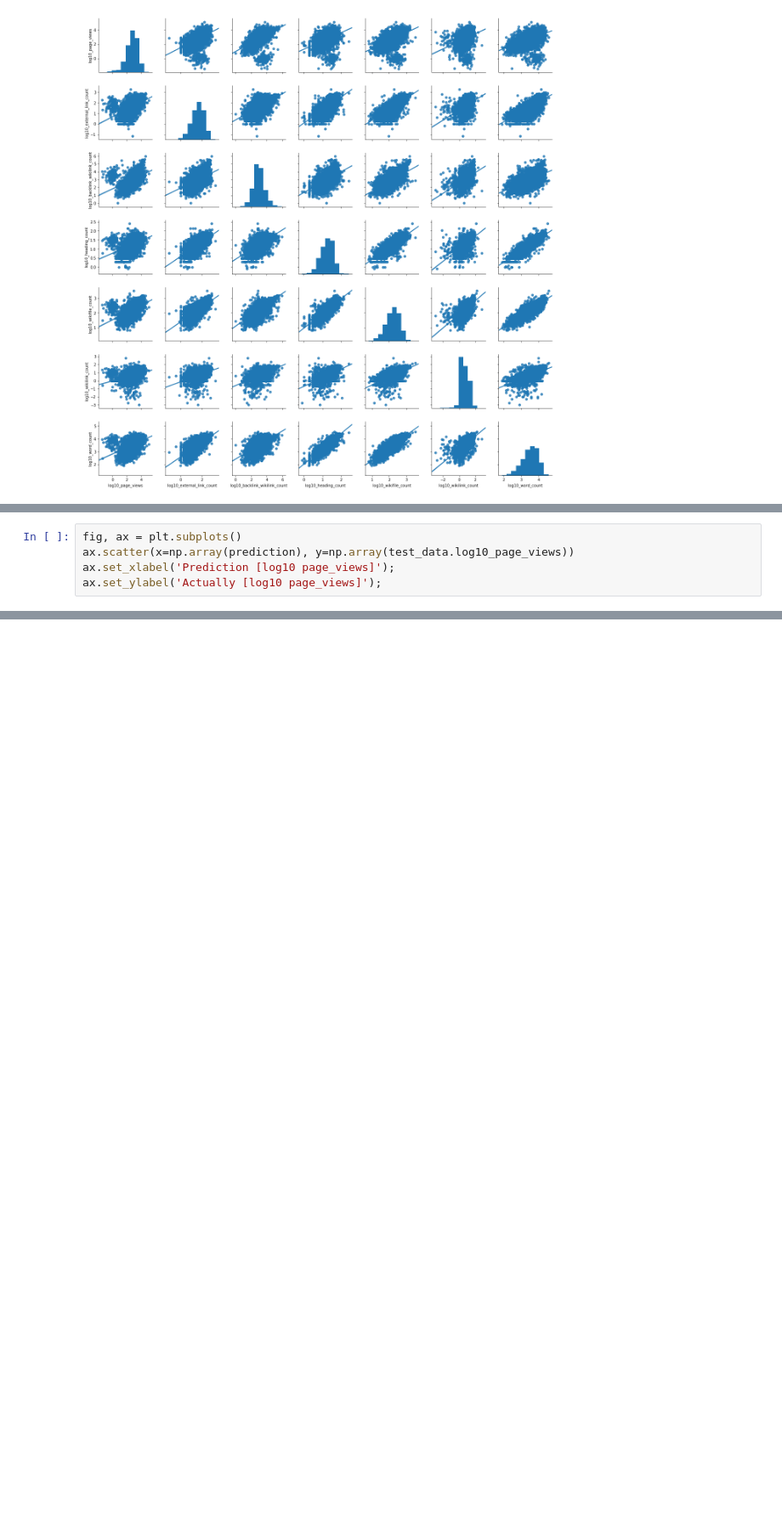
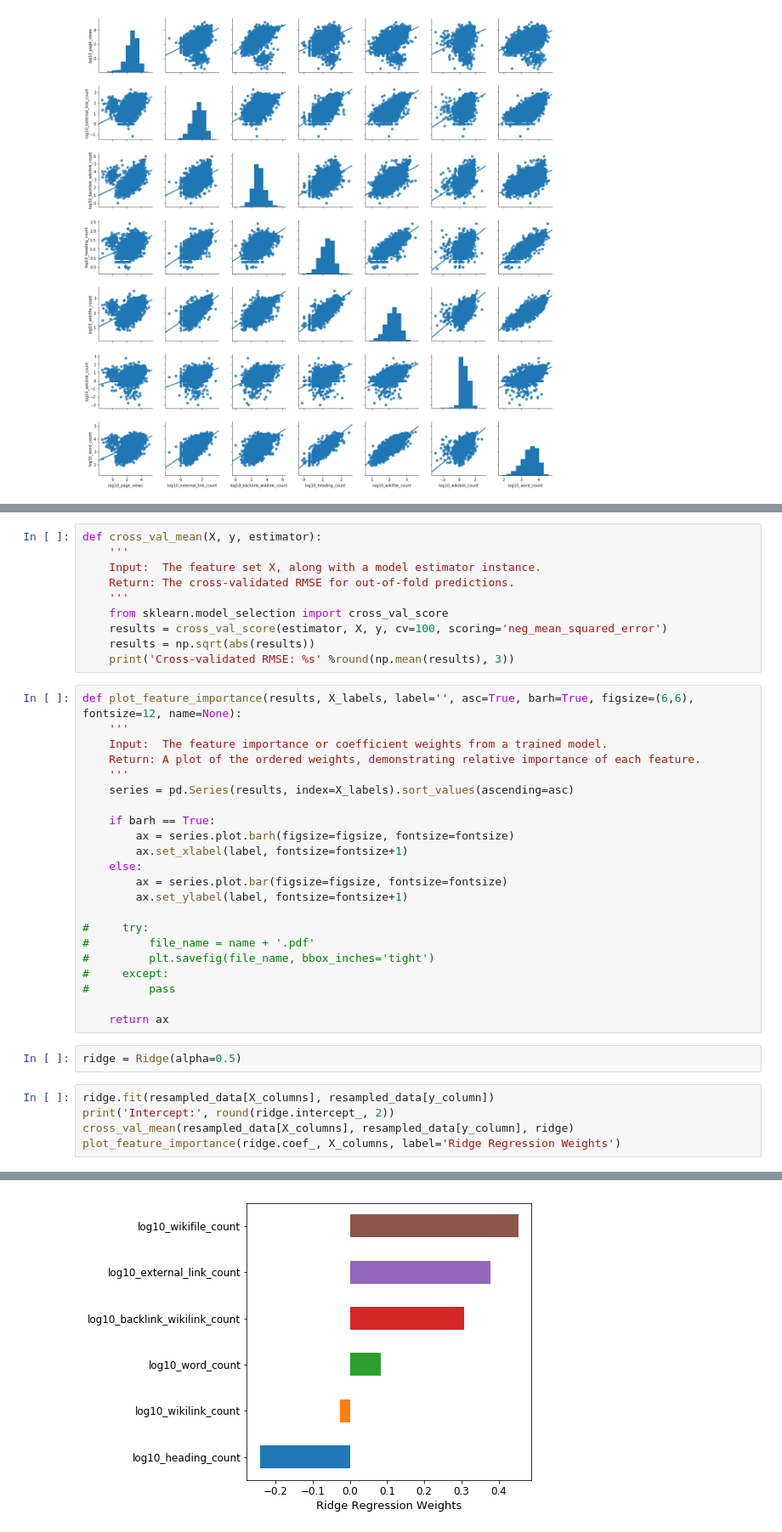
Before and after one commit to wmvoje/wiki_stub_expansion, a Jupyter notebook: data_analysis/Regression_What correlates to pageviews.ipynb, the cells around one changed output, grey strips where cells are left out. Shown at 85% size. Drawn from its saved outputs; the diff is of its cells as text; blank space fills up the shorter version.

```diff
--- a/data_analysis/Regression_What correlates to pageviews.ipynb
+++ b/data_analysis/Regression_What correlates to pageviews.ipynb
@@ -541,5 +387,0 @@ print('Variance score: %.2f' % r2_score(test_data.log10_page_views, prediction))
-# %%
-fig, ax = plt.subplots()
-ax.scatter(x=np.array(prediction), y=np.array(test_data.log10_page_views))
-ax.set_xlabel('Prediction [log10 page_views]');
-ax.set_ylabel('Actually [log10 page_views]');
@@ -556,0 +420,40 @@ prediction = reg.predict(test_data[['log10_word_count', 'wikifile_count', 'wikil
+# %%
+def cross_val_mean(X, y, estimator):
+    '''
+    Input:  The feature set X, along with a model estimator instance.
+    Return: The cross-validated RMSE for out-of-fold predictions.
+    '''
+    from sklearn.model_selection import cross_val_score
+    results = cross_val_score(estimator, X, y, cv=100, scoring='neg_mean_squared_error')
+    results = np.sqrt(abs(results))
+    print('Cross-validated RMSE: %s' %round(np.mean(results), 3))
+# %%
+def plot_feature_importance(results, X_labels, label='', asc=True, barh=True, figsize=(6,6), fontsize=12, name=None):
+    '''
+    Input:  The feature importance or coefficient weights from a trained model.
+    Return: A plot of the ordered weights, demonstrating relative importance of each feature.
+    '''
+    series = pd.Series(results, index=X_labels).sort_values(ascending=asc)
+
+    if barh == True:
+        ax = series.plot.barh(figsize=figsize, fontsize=fontsize)
+        ax.set_xlabel(label, fontsize=fontsize+1)
+    else:
+        ax = series.plot.bar(figsize=figsize, fontsize=fontsize)
+        ax.set_ylabel(label, fontsize=fontsize+1)
+
+#     try:
+#         file_name = name + '.pdf'
+#         plt.savefig(file_name, bbox_inches='tight')
+#     except:
+#         pass
+
+    return ax
+# %%
+ridge = Ridge(alpha=0.5)
+# %%
+ridge.fit(resampled_data[X_columns], resampled_data[y_column])
+print('Intercept:', round(ridge.intercept_, 2))
+cross_val_mean(resampled_data[X_columns], resampled_data[y_column], ridge)
+plot_feature_importance(ridge.coef_, X_columns, label='Ridge Regression Weights')
+# %% [output]
@@ -556,0 +463 @@ prediction = reg.predict(test_data[['log10_word_count', 'wikifile_count', 'wikil
+[figure, added]
```
Also changed, not shown: parts of 30 cells of this notebook, 1 other file.
